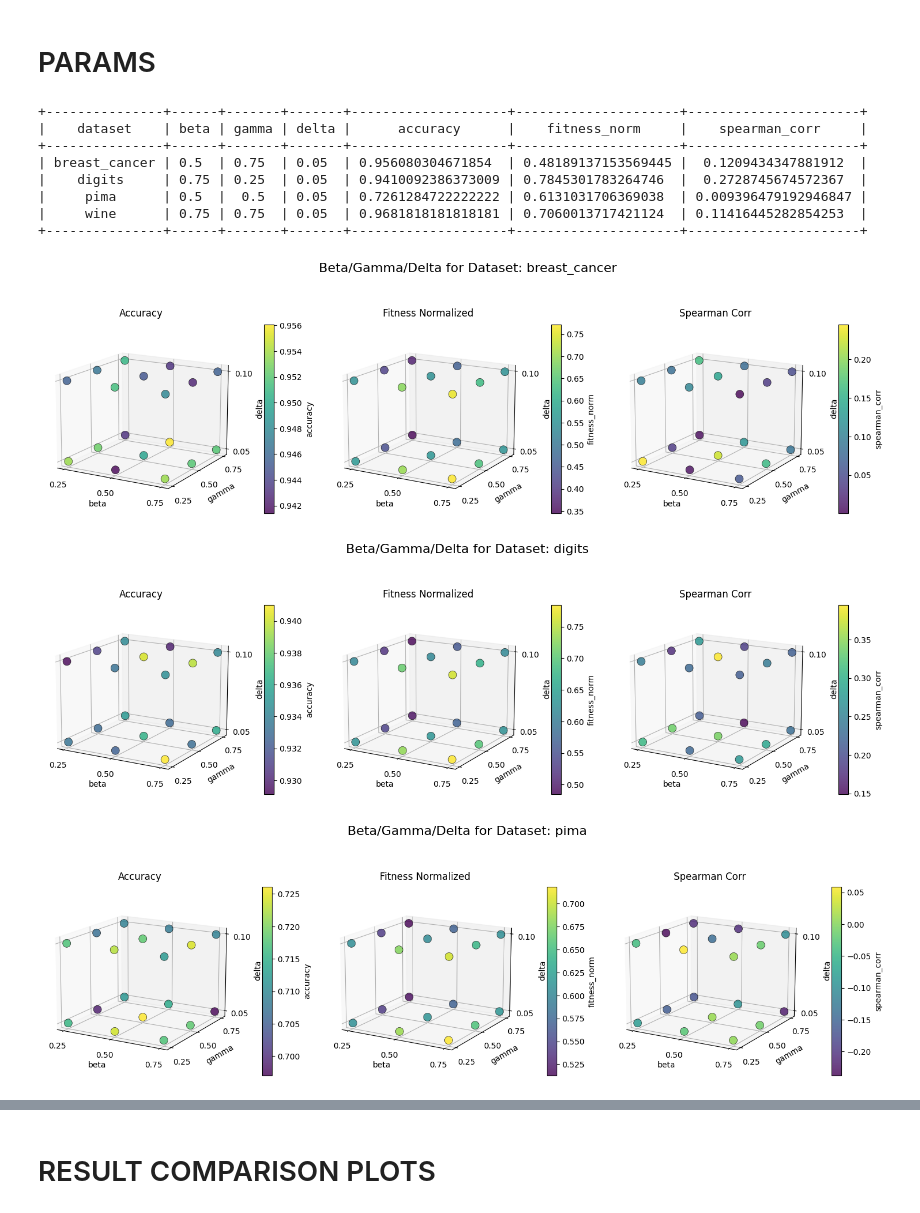
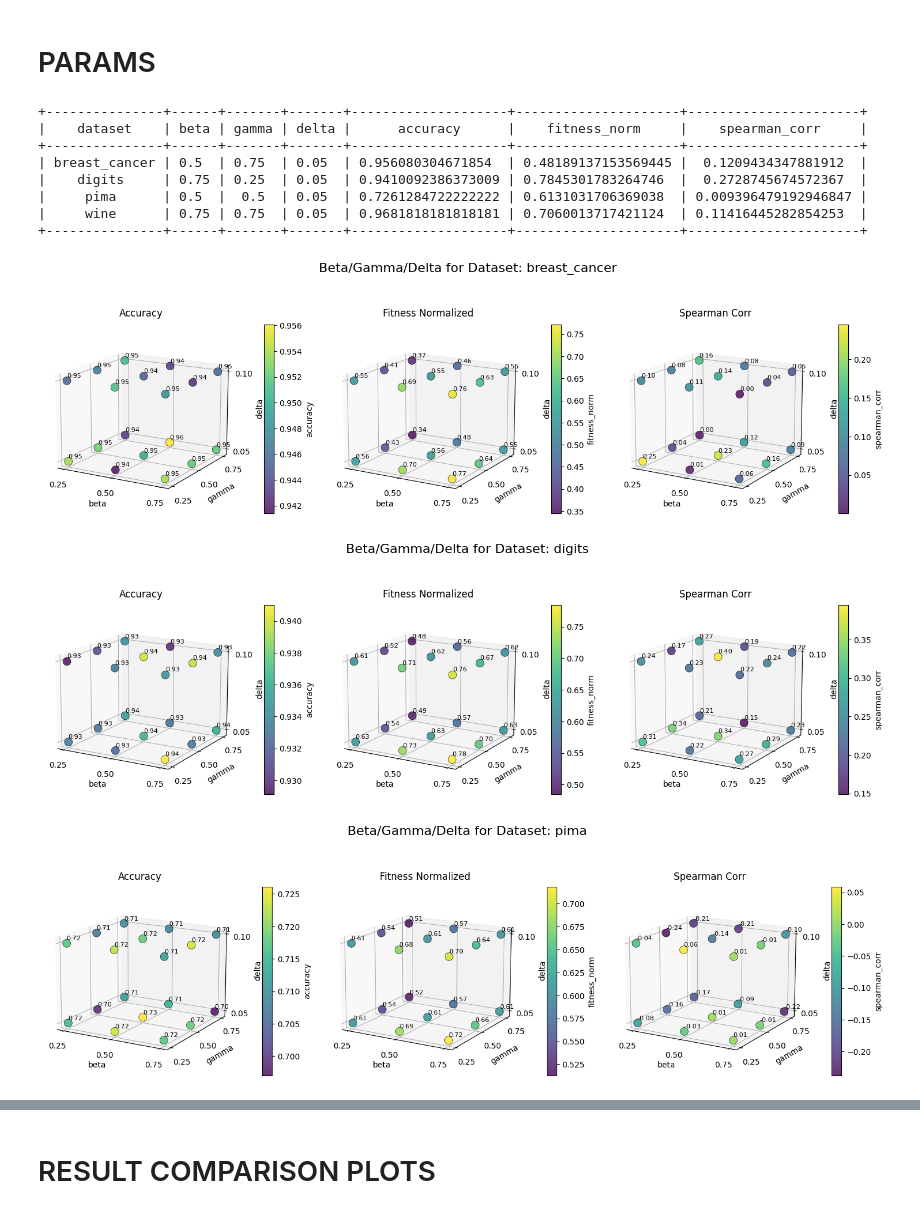
Before and after one commit to CenturionTheMan/SimulatedAnnealingBagging, a Jupyter notebook: src/article_plots.ipynb, the cells around one changed output, grey strips where cells are left out. Cells and saved outputs as stored; diff of their text form; code cells hidden in the pictures.

```diff
--- a/src/article_plots.ipynb
+++ b/src/article_plots.ipynb
@@ -86,39 +86,39 @@ def plot_metrics_3d_subplots(df, dataset, metrics, titles, themes, path):
         cbar = fig.colorbar(sc, ax=ax, shrink=0.8, pad=0.1)  # Shrink and add padding
         cbar.set_label(metric)
 
-        # # Add numeric annotations
-        # for _, row in df_tmp.iterrows():
-        #     ax.text(row[greeks[0]], row[greeks[1]], row[greeks[2]], f"{row[metric]:.2f}", fontsize=8, color='black')
+        # Add numeric annotations
+        for _, row in df_tmp.iterrows():
+            ax.text(row[greeks[0]], row[greeks[1]], row[greeks[2]]+.002, f"{row[metric]:.2f}", fontsize=8, color='black')
 
     plt.tight_layout(rect=[0, 0, 1, 0.95])  # Adjust layout to make space for the title
     if path != None:
         plt.savefig(path, bbox_inches='tight')
     plt.show()
 
 
 datasets = grouped['dataset'].unique()
 
 # Define metrics, titles, and themes for the subplots
 metrics = ['accuracy', 'fitness_norm', 'spearman_corr']
 titles = [
     'Accuracy',
     'Fitness Normalized',
     'Spearman Corr'
 ]
 themes = ['viridis', 'viridis', 'viridis']
 
 # Generate subplots for each dataset
 for dataset in datasets:
     plot_metrics_3d_subplots(grouped, dataset, metrics, titles, themes, f'./../report/plot_{dataset}_greeks.png')
 # %% [output]
 +---------------+------+-------+-------+--------------------+---------------------+----------------------+
 |    dataset    | beta | gamma | delta |      accuracy      |    fitness_norm     |    spearman_corr     |
 +---------------+------+-------+-------+--------------------+---------------------+----------------------+
 | breast_cancer | 0.5  | 0.75  | 0.05  | 0.956080304671854  | 0.48189137153569445 |  0.1209434347881912  |
 |    digits     | 0.75 | 0.25  | 0.05  | 0.9410092386373009 | 0.7845301783264746  |  0.2728745674572367  |
 |     pima      | 0.5  |  0.5  | 0.05  | 0.7261284722222222 | 0.6131031706369038  | 0.009396479192946847 |
 |     wine      | 0.75 | 0.75  | 0.05  | 0.9681818181818181 | 0.7060013717421124  | 0.11416445282854253  |
 +---------------+------+-------+-------+--------------------+---------------------+----------------------+
-[figure, old version]
+[figure, new version]
-[figure, old version]
+[figure, new version]
-[figure, old version]
+[figure, new version]
```
Also changed, not shown: parts of 4 cells of this notebook, 54 other files.
